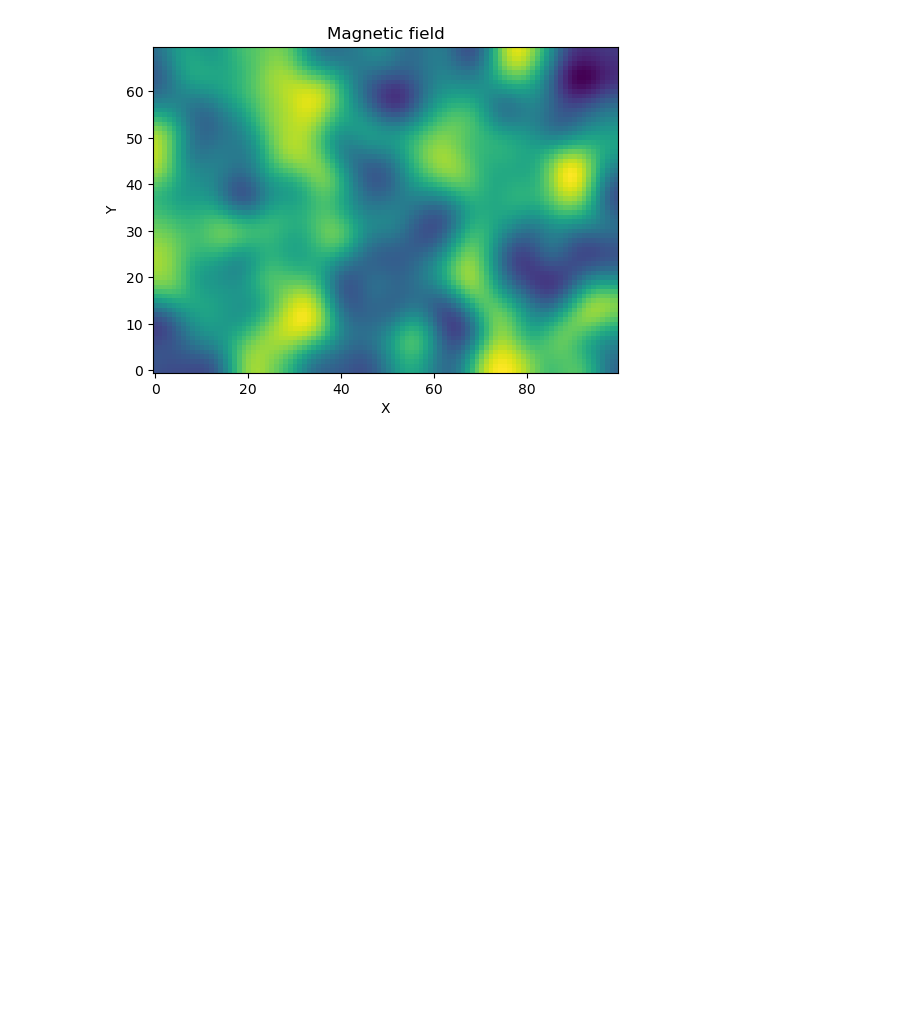
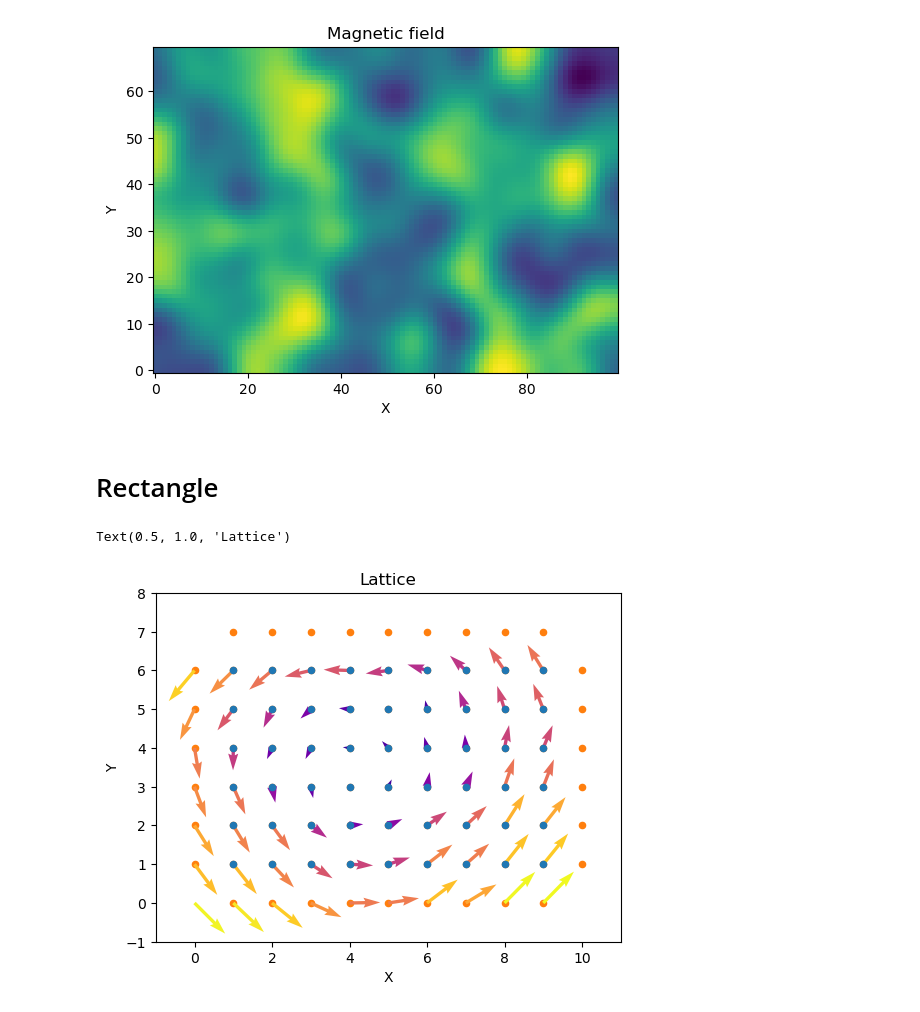
Before and after one commit to adonvel/tangent-magnetic-field, a Jupyter notebook: testing.ipynb, the cells around one changed output. Cells and saved outputs as stored; diff of their text form; code cells hidden in the pictures; blank space fills up the shorter version.

Commit message:
Developed functionality diagonalise a rectangle-shaped system

```diff
--- a/testing.ipynb
+++ b/testing.ipynb
@@ -25,3 +28,41 @@ mb.plot_B(recover_flux)
 [figure]
 [figure]
 [figure]
+# %% [markdown]
+# Rectangle
+# %%
+Lx = 10
+Ly = 7
+fluxes = np.random.rand(Ly,Lx)/1000
+a_e, a_n = mb.vector_potential(Lx,Ly,fluxes, gauge = "C4")
+
+parameters = dict(
+    Lx = Lx,
+    Ly = Ly,
+    theta = 0,
+    a_e = a_e,
+    a_n = a_n,
+    mass = 0
+)
+
+Phi, H, P, deleted_indices, spinup_shape, spindown_shape = mb.operators_rectangle(parameters, return_shape = True)
+
+fig = plt.figure(figsize = (6,6))
+ax = fig.add_subplot(111)
+# Define a grid of points
+x = np.linspace(0, Lx-1, Lx)
+y = np.linspace(0, Ly-1, Ly)
+X, Y = np.meshgrid(x, y)    # Create a meshgrid for plotting
+ax.quiver(X, Y, a_e[:-1,:], a_n[:,:-1],np.sqrt(a_e[:-1,:]**2 + a_n[:,:-1]**2),cmap="plasma") #The right and top edges are left out of the plot
+ax.scatter(spinup_shape[0],spinup_shape[1], s = 20)
+ax.scatter(spindown_shape[0],spindown_shape[1], s = 20,zorder=-1)
+#ax.imshow(fluxes,extent=[0, Lx, 0, Ly],zorder = -2)
+ax.set_xlabel('X')
+ax.set_ylabel('Y')
+ax.set_xlim(-1,Lx+1)
+ax.set_ylim(-1,Ly+1)
+ax.set_aspect('equal')
+ax.set_title('Lattice')
+# %% [output]
+Text(0.5, 1.0, 'Lattice')
+[figure, added]
```
Also changed, not shown: parts of 4 cells of this notebook, 2 other files.
